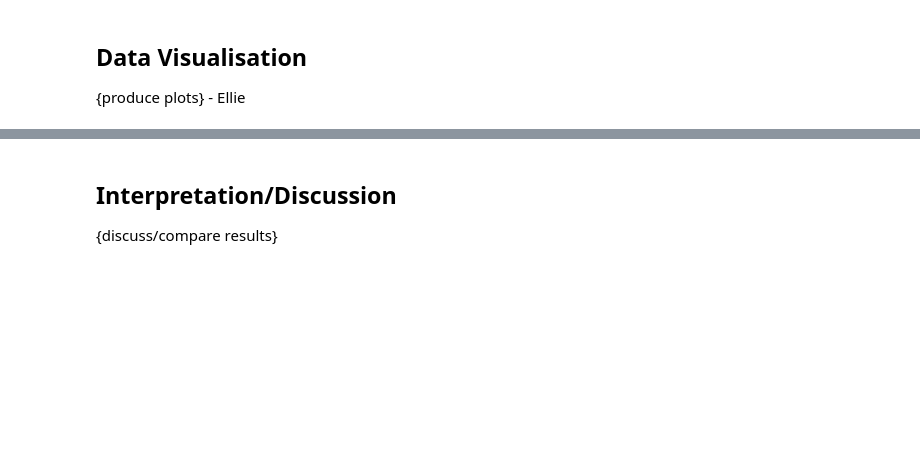
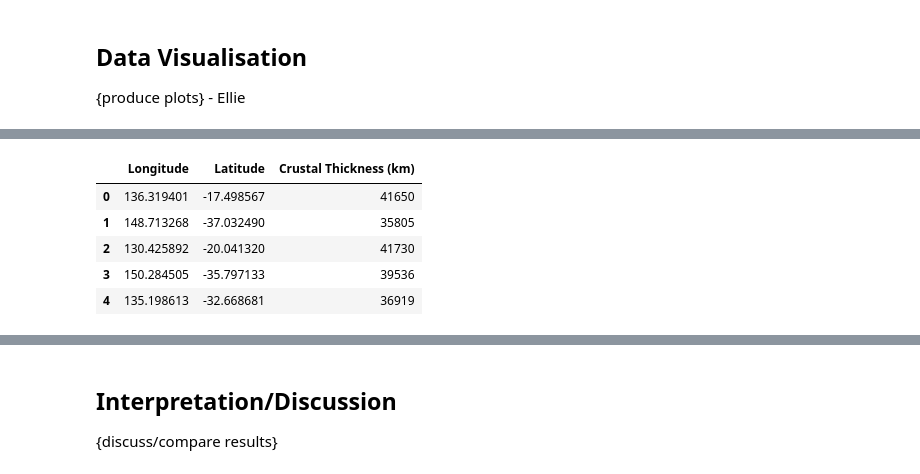
Before and after one commit to Clover130/Seismic-Babes-Group-Project-1, a Jupyter notebook: EMSC2010_Group_Project_1_Seismic_Babes.ipynb, the cells around one changed output, grey strips where cells are left out. Cells and saved outputs as stored; diff of their text form; code cells hidden in the pictures; blank space fills up the shorter version.

```diff
--- a/EMSC2010_Group_Project_1_Seismic_Babes.ipynb
+++ b/EMSC2010_Group_Project_1_Seismic_Babes.ipynb
@@ -68,0 +181,9 @@ Comparing the crustal densities of the Australian and South American continents
+# %%
+df_AU.head() #show the dataframe table for EQ
+# %% [output]
+|  | Longitude | Latitude | Crustal Thickness (km) |
+| 0 | 136.319401 | -17.498567 | 41650 |
+| 1 | 148.713268 | -37.032490 | 35805 |
+| 2 | 130.425892 | -20.041320 | 41730 |
+| 3 | 150.284505 | -35.797133 | 39536 |
+| 4 | 135.198613 | -32.668681 | 36919 |
```
Also changed, not shown: parts of 18 cells of this notebook.
